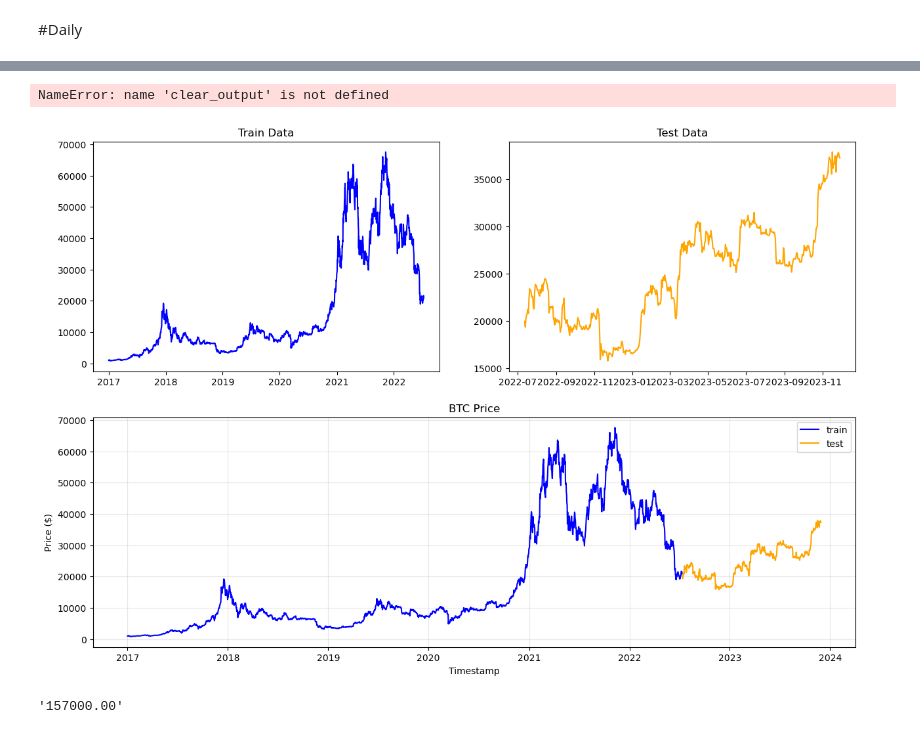
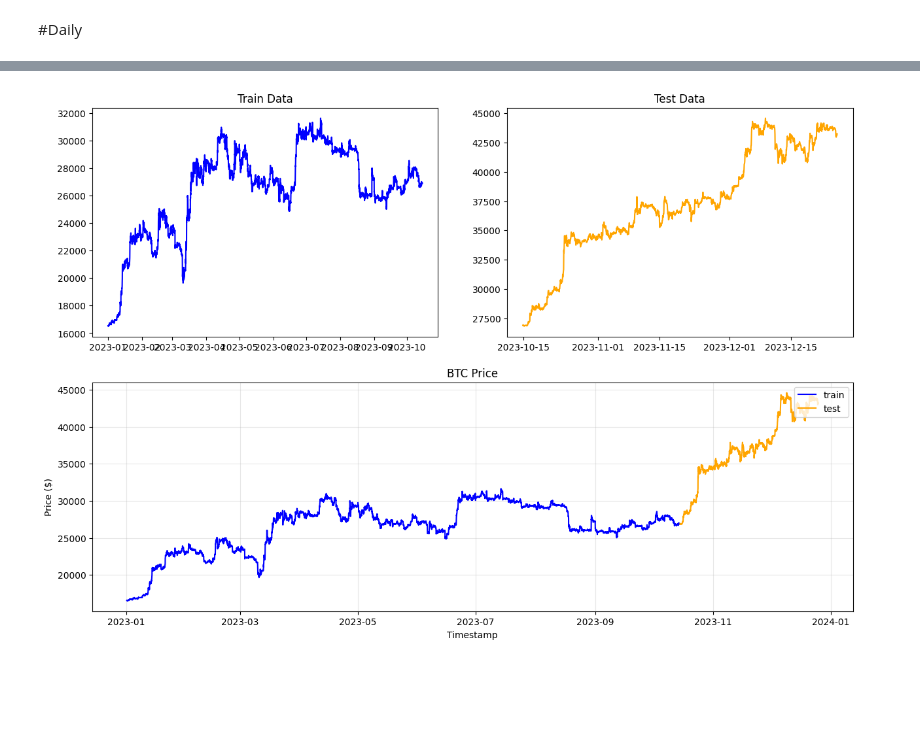
Before and after one commit to Rheyhan/Project-Random, a Jupyter notebook: 2RealTimeBTCforecasting/utils/CreateModel.ipynb, the cells around one changed output, grey strips where cells are left out. Cells and saved outputs as stored; diff of their text form; code cells hidden in the pictures; blank space fills up the shorter version.

```diff
--- a/2RealTimeBTCforecasting/utils/CreateModel.ipynb
+++ b/2RealTimeBTCforecasting/utils/CreateModel.ipynb
@@ -56,16 +56,40 @@ class SelectiveProgbarLogger(tf.keras.callbacks.ProgbarLogger):
 
 
 #create model
+
+def getdata(theinterval: Literal[Interval.in_1_hour, Interval.in_daily, Interval.in_weekly, Interval.in_monthly],
+             startfromyear: int,
+             showplot: bool= False,
+             save: bool = False):
+
+    data=tv.get_hist(symbol='BTCUSD',exchange='BITSTAMP', interval=theinterval, n_bars=10000000).iloc[:,1]
+    data=data[data.index.year >= startfromyear]
+
+    if showplot:
+        fig = plt.figure(figsize=(12,5))
+        ax = fig.add_subplot(1,1,1)
+        ax.plot(data, c="blue", label= "dataset")
+        ax.legend(loc="upper right")
+        ax.set_xlabel("period")
+        ax.set_ylabel("USD ($)")
+
+    if save:
+        data.to_csv(f'../datasets/{str(theinterval)}')
+    return data
+
 class modelmaker():
-    _parameter_constraints: dict={
+    '''This class is used for making a model.'''
 
-    }
     def __init__(self,
                  data: pd.DataFrame):
+        '''Initiate the data that's gonnna be used'''
+
         self.data=data
         self.scaler()
 
     def scaler(self):
+        '''Important before being used, automatically on work'''
+
         self.scaler = MinMaxScaler(feature_range=(0, 1))
         self.scaler.fit(self.data.values.reshape(-1,1))
         self.scaled_data=self.scaler.transform(self.data.values.reshape(-1,1))
@@ -73,6 +97,8 @@ class modelmaker():
     def traintestsplit(self,
                        train_size: float=0.8,
                        showplot: bool=True):
+        '''Train Test splitting the subjected data, showplot=True will show the partition of the dataset.'''
+
         if showplot:
             fig=plt.figure(figsize=(15,10))
 
@@ -98,19 +124,26 @@ class modelmaker():
 
         self.train_scaled=self.scaled_data[:int(train_size*len(self.data))]; self.test_scaled=self.scaled_data[int(train_size*len(self.data)):]
 
+
     def givelagvariable(self,
                         t: int =1):
+        '''Giving lag variable to the dataset, t default=1, also being used for the independent variable'''
+
         self.t=t
         self.trainX, self.trainY= func.givelagvariable(self.train_scaled, t)
         self.testX, self.testY= func.givelagvariable(self.train_scaled, t)
         # reshape input to be [samples, features, time steps] so it can be fitted in the model
         self.trainX = np.reshape(self.trainX, (self.trainX.shape[0], self.trainX.shape[1], 1))
         self.testX = np.reshape(self.testX, (self.testX.shape[0], self.testX.shape[1], 1))
+        self.getmodel_compile()
 
     def getmodel_compile(self):
+        '''Get the model ands its compiler'''
+
         model=keras.Sequential([
             keras.layers.LSTM(4, input_shape=(self.t, 1), return_sequences=True),
             keras.layers.LSTM(8),
+            keras.layers.Dropout(0.05),
             keras.layers.Dense(1)])
 
         model.compile(loss='mean_squared_error', optimizer='adam', metrics=[keras.metrics.MeanAbsoluteError(), keras.metrics.MeanAbsolutePercentageError()])
@@ -118,6 +151,7 @@ class modelmaker():
 
     def fit(self,
             epoch:int=100):
+        '''Fitting the model.'''
         self.thehistory=self.model.fit(self.trainX, self.trainY, epochs=epoch, validation_data=(self.testX, self.testY),
                              batch_size=batch_size, verbose=0,
                              callbacks=[tensorboardlogger(), SelectiveProgbarLogger(verbose=1, epoch_interval=1, totepochs=epoch)])
@@ -125,5 +159,4 @@ class modelmaker():
 #Daily
 # %%
 #train for daily, startimg from 2017. I think
-data=tv.get_hist(symbol='BTCUSD',exchange='BITSTAMP',interval=Interval.in_daily, n_bars=100000).iloc[:,1]
-data=data[data.index.year >=2017]
+data=getdata(theinterval=Interval.in_1_hour, startfromyear=2017, showplot=True, save=True)
@@ -130,7 +165,4 @@ data=data[data.index.year >=2017]
 # %%
 test1=modelmaker(data)
 test1.traintestsplit(0.8)
-test1.givelagvariable(30)
-test1.getmodel_compile()
-test1.fit(epoch=10)
 # %% [output]
@@ -155,9 +169 @@ Epoch 9/10
-NameError: name 'clear_output' is not defined
-[figure, old version]
+[figure, new version]
-# %%
-from forex_python.converter import CurrencyRates
-
-c = CurrencyRates()
-f'{c.convert("USD", "IDR", 10):.2f}'
-# %% [output]
-'157000.00'
```
Also changed, not shown: parts of 4 cells of this notebook, 8 other files.
